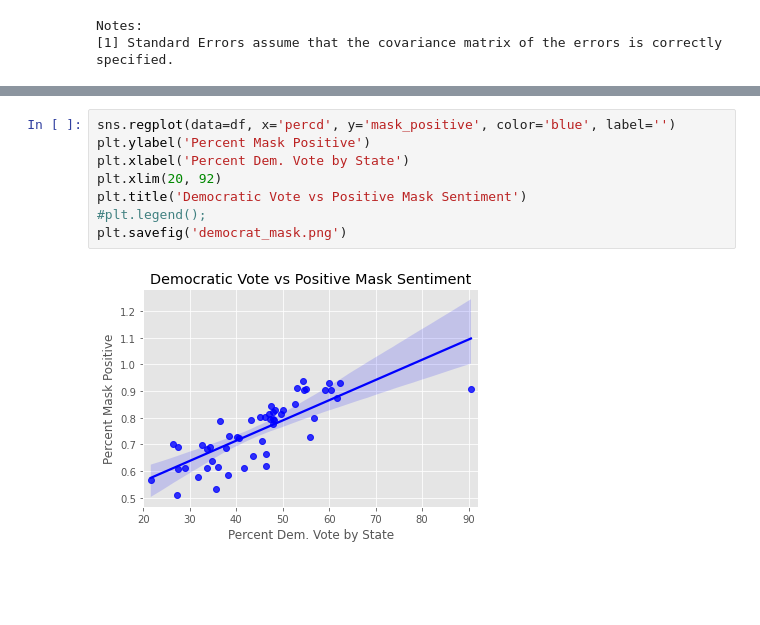
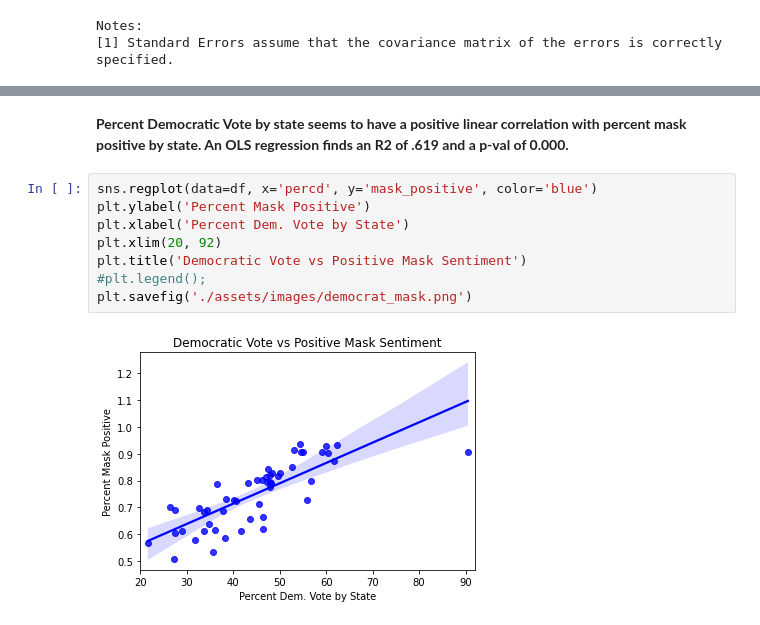
Before and after one commit to vmohan96/Decoding-COVID-19, a Jupyter notebook: 03.1-Modeling-alex.ipynb, the cells around one changed output, grey strips where cells are left out. Drawn from its saved outputs; the diff is of its cells as text; blank space fills up the shorter version.

```diff
--- a/03.1-Modeling-alex.ipynb
+++ b/03.1-Modeling-alex.ipynb
@@ -166,13 +127,15 @@ df.sort_values(by='mask_positive', ascending=False)
+# %% [markdown]
+**Percent Democratic Vote by state seems to have a positive linear correlation with percent mask positive by state. An OLS regression finds an R2 of .619 and a p-val of 0.000.**
 # %%
-sns.regplot(data=df, x='percd', y='mask_positive', color='blue', label='')
+sns.regplot(data=df, x='percd', y='mask_positive', color='blue')
 plt.ylabel('Percent Mask Positive')
 plt.xlabel('Percent Dem. Vote by State')
 plt.xlim(20, 92)
 plt.title('Democratic Vote vs Positive Mask Sentiment')
 #plt.legend();
-plt.savefig('democrat_mask.png')
+plt.savefig('./assets/images/democrat_mask.png')
 # %% [output]
-[figure, old version]
+[figure, new version]
 # %%
 X = df['percd']
 y = df['mask_positive']
```
Also changed, not shown: parts of 21 cells of this notebook, 4 other files.
